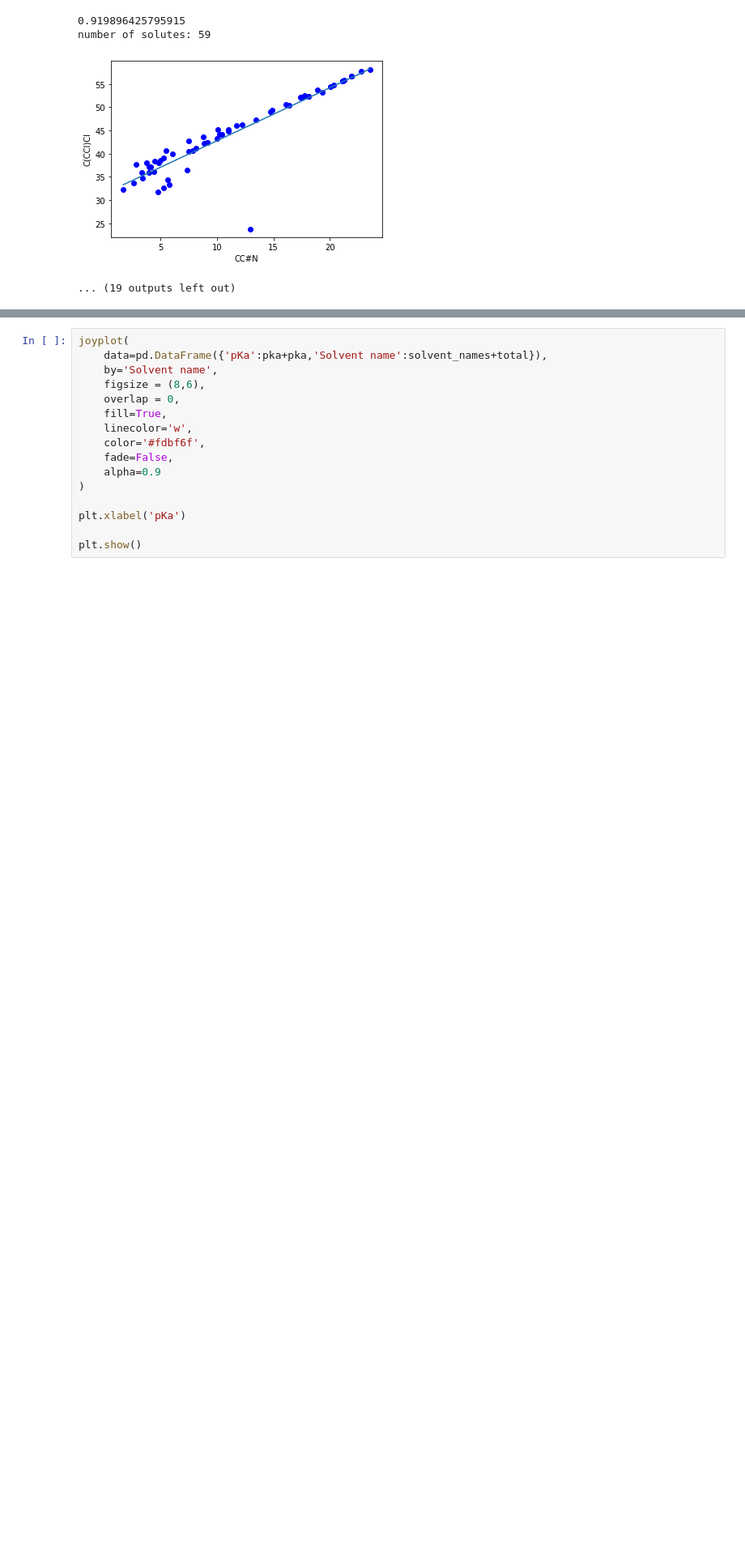
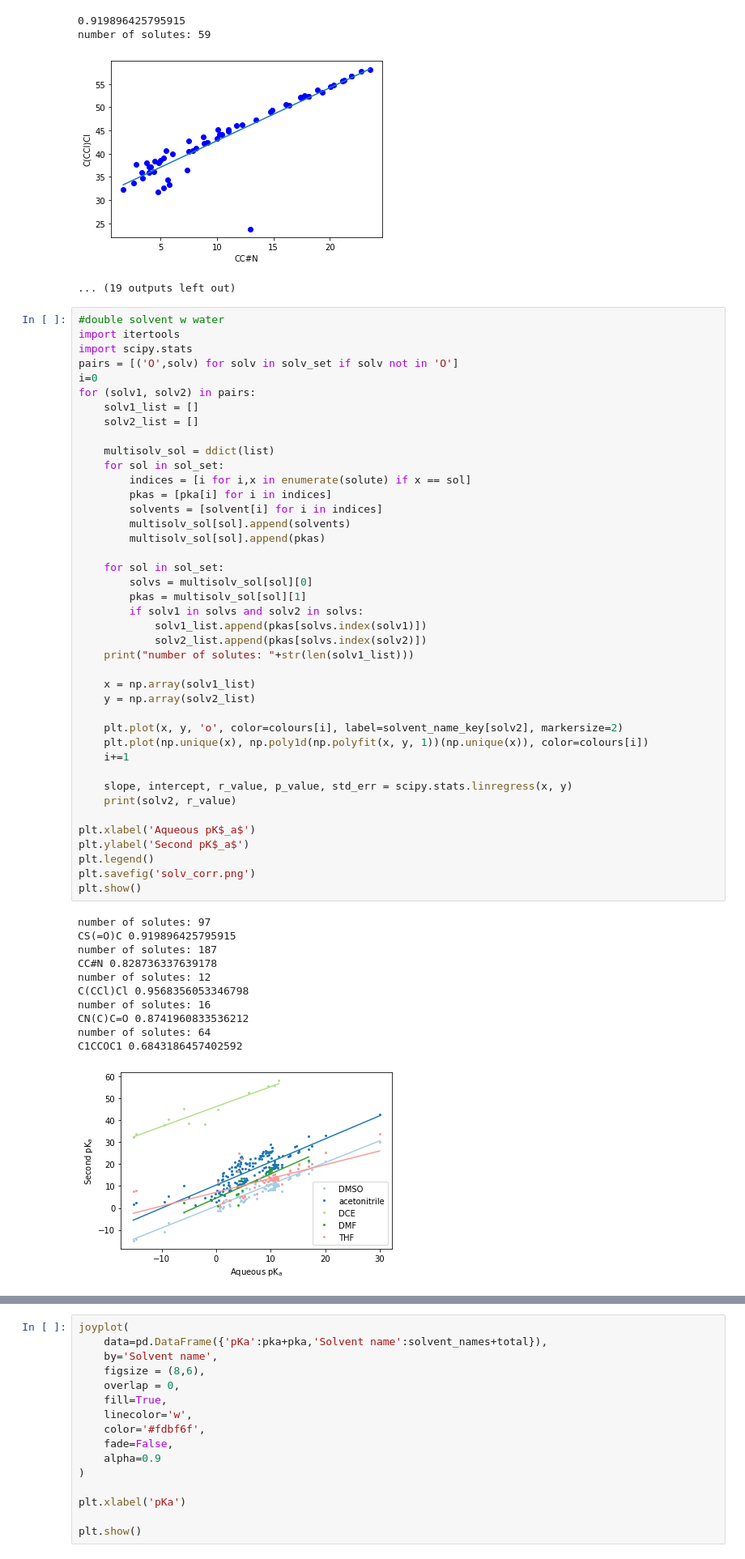
Before and after one commit to saratanov/git_honours, a Jupyter notebook: THESIS/database_analysis.ipynb, the cells around one changed output, grey strips where cells are left out. Shown: that part at 81% size. Saved outputs shown, nothing was run; the diff lists cells and outputs as text; blank space fills up the shorter version.

```diff
--- a/THESIS/database_analysis.ipynb
+++ b/THESIS/database_analysis.ipynb
@@ -278,6 +282,59 @@ number of solutes: 97
 number of solutes: 59
 [figure]
 ... (19 outputs left out)
+# %%
+#double solvent w water
+import itertools
+import scipy.stats
+pairs = [('O',solv) for solv in solv_set if solv not in 'O']
+i=0
+for (solv1, solv2) in pairs:
+    solv1_list = []
+    solv2_list = []
+
+    multisolv_sol = ddict(list)
+    for sol in sol_set:
+        indices = [i for i,x in enumerate(solute) if x == sol]
+        pkas = [pka[i] for i in indices]
+        solvents = [solvent[i] for i in indices]
+        multisolv_sol[sol].append(solvents)
+        multisolv_sol[sol].append(pkas)
+
+    for sol in sol_set:
+        solvs = multisolv_sol[sol][0]
+        pkas = multisolv_sol[sol][1]
+        if solv1 in solvs and solv2 in solvs:
+            solv1_list.append(pkas[solvs.index(solv1)])
+            solv2_list.append(pkas[solvs.index(solv2)])
+    print("number of solutes: "+str(len(solv1_list)))
+
+    x = np.array(solv1_list)
+    y = np.array(solv2_list)
+
+    plt.plot(x, y, 'o', color=colours[i], label=solvent_name_key[solv2], markersize=2)
+    plt.plot(np.unique(x), np.poly1d(np.polyfit(x, y, 1))(np.unique(x)), color=colours[i])
+    i+=1
+
+    slope, intercept, r_value, p_value, std_err = scipy.stats.linregress(x, y)
+    print(solv2, r_value)
+
+plt.xlabel('Aqueous pK$_a$')
+plt.ylabel('Second pK$_a$')
+plt.legend()
+plt.savefig('solv_corr.png')
+plt.show()
+# %% [output]
+number of solutes: 97
+CS(=O)C 0.919896425795915
+number of solutes: 187
+CC#N 0.828736337639178
+number of solutes: 12
+C(CCl)Cl 0.9568356053346798
+number of solutes: 16
+CN(C)C=O 0.8741960833536212
+number of solutes: 64
+C1CCOC1 0.6843186457402592
+[figure, added]
 # %%
 #pka spread in solvents
 colours = ['#a6cee3','#1f78b4','#b2df8a','#33a02c','#fb9a99','#e31a1c']
```
Also changed, not shown: parts of 9 cells of this notebook, 9 other files.
